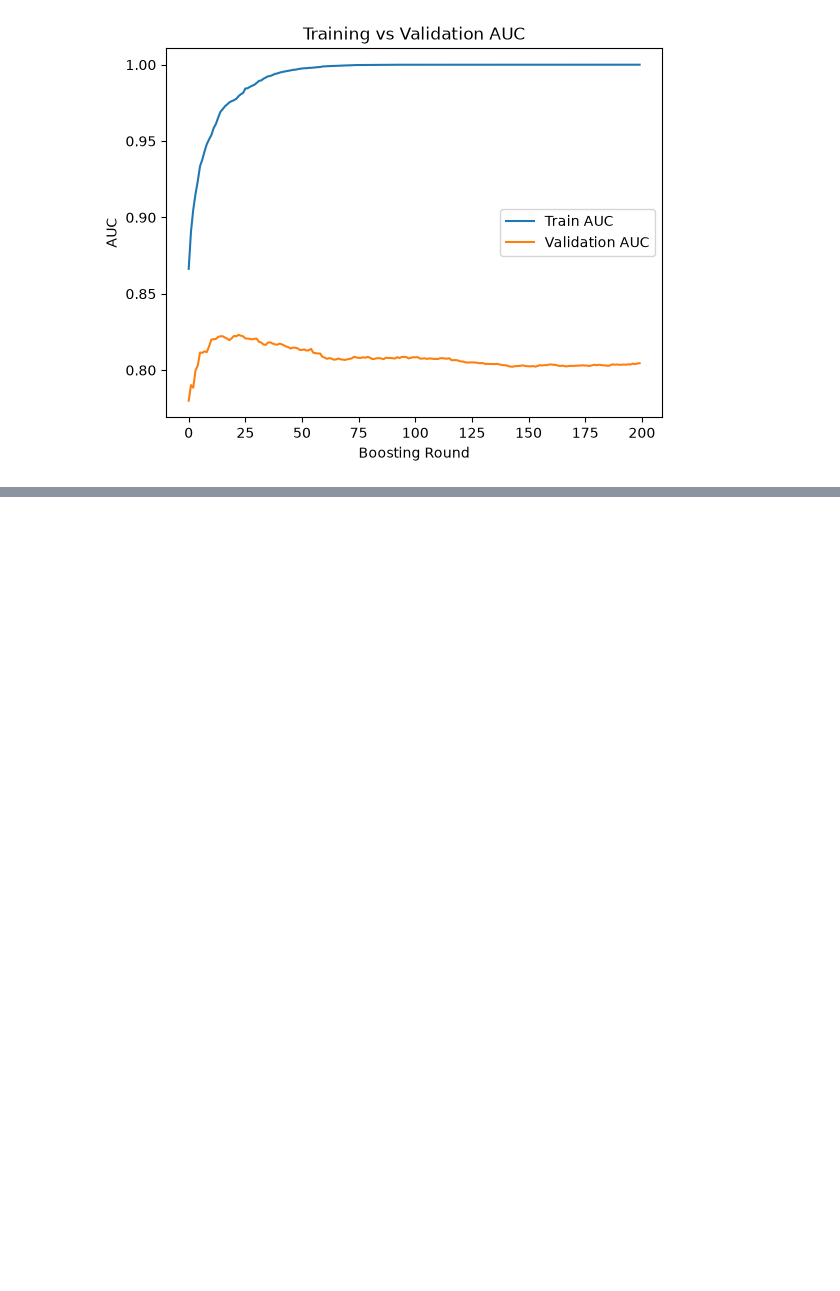
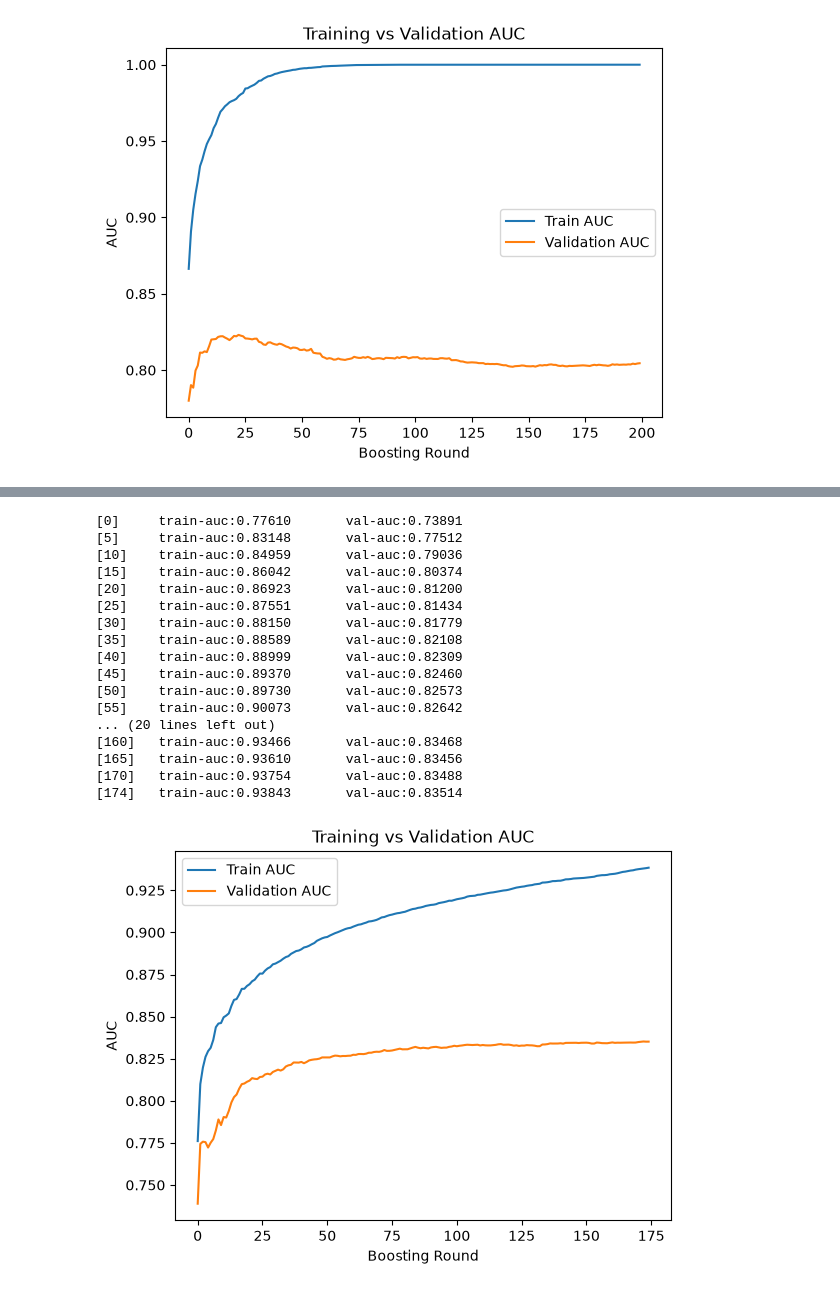
Before and after one commit to Brianoyaro/ml_zoomcamp, a Jupyter notebook: decision trees and ensemble learning_week 6.ipynb, the cells around one changed output, grey strips where cells are left out. Cells and saved outputs as stored; diff of their text form; code cells hidden in the pictures; blank space fills up the shorter version.

```diff
--- a/decision trees and ensemble learning_week 6.ipynb
+++ b/decision trees and ensemble learning_week 6.ipynb
@@ -18,6 +18,8 @@ import xgboost as xgb
 import time
 
 %matplotlib inline
+# %%
+tree_auc = {}
 # %%
 # data = 'https://raw.githubusercontent.com/alexeygrigorev/mlbookcamp-code/master/chapter-06-trees/CreditScoring.csv'
 # !wget $data
@@ -350,3 +355,5 @@ rf = RandomForestClassifier(n_estimators=200,
                             min_samples_leaf=min_samples_leaf,
                             random_state=1)
 rf.fit(X_train, y_train)
+auc = roc_auc_score(y_val, y_pred)
+tree_auc['random_forest'] = auc
@@ -487,0 +695,65 @@ plt.show()
+# %%
+# Training the final model
+
+eta = 0.1
+max_depth = 3
+min_child_weight = 1
+num_boost_round = 175
+
+watchlist = [(dtrain, 'train'), (dval, 'val')]
+xgb_params = {
+    'eta': eta,
+    'max_depth': max_depth,
+    'min_child_weight': min_child_weight,
+
+    'objective': 'binary:logistic',
+    'eval_metric': 'auc',
+
+    'nthread': 8,
+    'seed': 1,
+    'verbosity': 1,
+}
+
+
+evals_result = {}# stores training results
+
+# train the model
+model = xgb.train(params=xgb_params,
+                  dtrain=dtrain,
+                  num_boost_round=num_boost_round,
+                  verbose_eval=5,
+                  evals=watchlist,
+                  # early_stopping_rounds=10, # prevent overfitting
+                  evals_result=evals_result)
+
+y_pred = model.predict(dval)
+auc = roc_auc_score(y_val, y_pred)
+tree_auc['xgboost'] = auc
+
+plt.plot(evals_result['train']['auc'], label='Train AUC')
+plt.plot(evals_result['val']['auc'], label='Validation AUC')
+
+plt.xlabel('Boosting Round')
+plt.ylabel('AUC')
+plt.title('Training vs Validation AUC')
+plt.legend()
+plt.show()
+# %% [output]
+[0]     train-auc:0.77610       val-auc:0.73891
+[5]     train-auc:0.83148       val-auc:0.77512
+[10]    train-auc:0.84959       val-auc:0.79036
+[15]    train-auc:0.86042       val-auc:0.80374
+[20]    train-auc:0.86923       val-auc:0.81200
+[25]    train-auc:0.87551       val-auc:0.81434
+[30]    train-auc:0.88150       val-auc:0.81779
+[35]    train-auc:0.88589       val-auc:0.82108
+[40]    train-auc:0.88999       val-auc:0.82309
+[45]    train-auc:0.89370       val-auc:0.82460
+[50]    train-auc:0.89730       val-auc:0.82573
+[55]    train-auc:0.90073       val-auc:0.82642
+... (20 lines left out)
+[160]   train-auc:0.93466       val-auc:0.83468
+[165]   train-auc:0.93610       val-auc:0.83456
+[170]   train-auc:0.93754       val-auc:0.83488
+[174]   train-auc:0.93843       val-auc:0.83514
+[figure, added]
```
Also changed, not shown: parts of 14 cells of this notebook.
